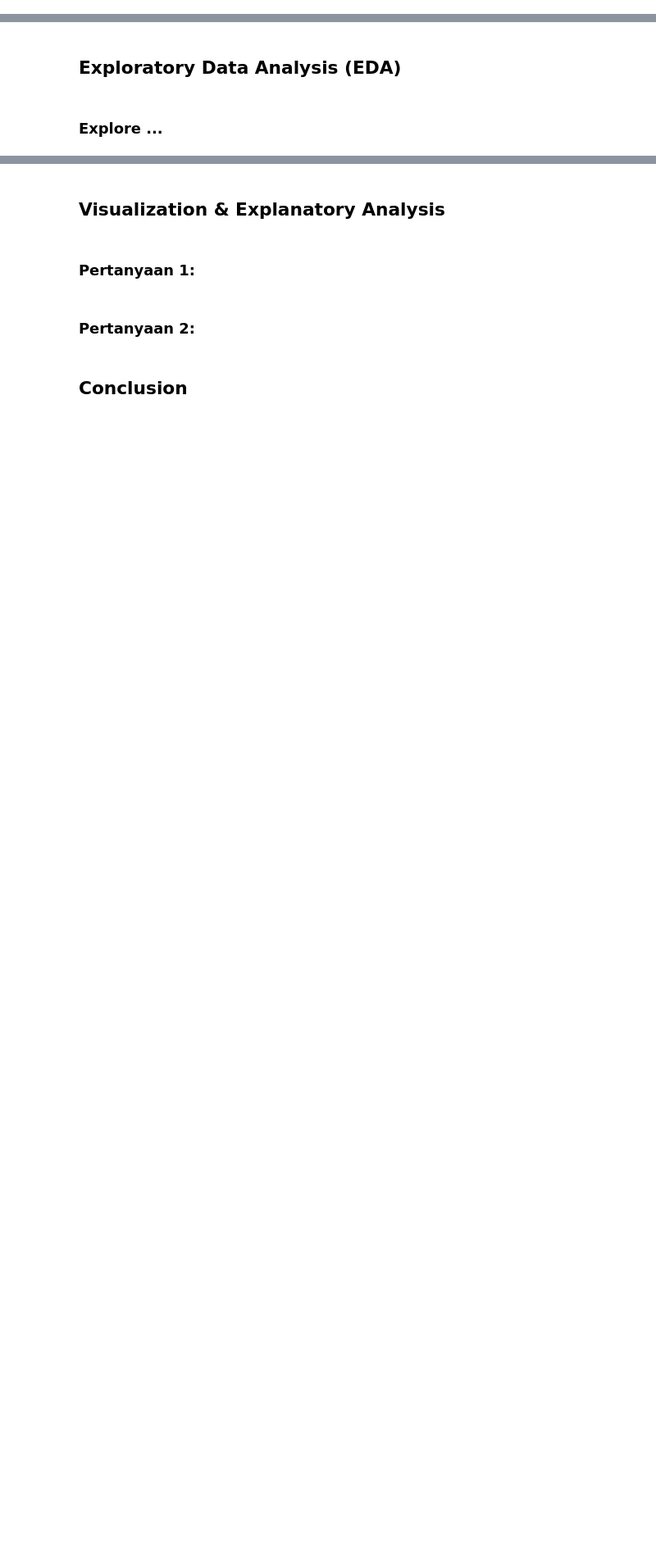
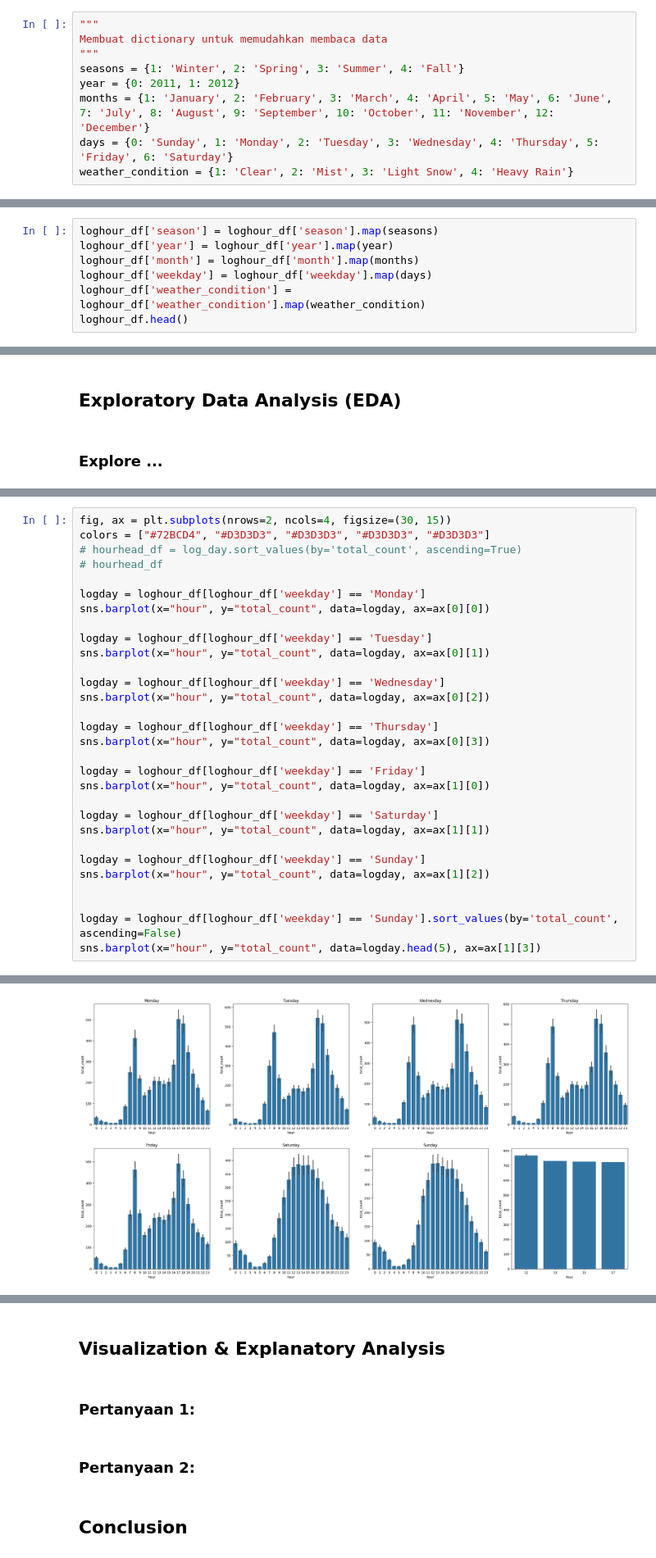
Before and after one commit to 337ubaid/proyek_akhir_analisis_data_dicoding, a Jupyter notebook: notebook.ipynb, the cells around one changed output, grey strips where cells are left out. Shown: that part at 82% size. Drawn from its saved outputs; the diff is of its cells as text; blank space fills up the shorter version.

```diff
--- a/notebook.ipynb
+++ b/notebook.ipynb
@@ -48,0 +192,9 @@ hour_df.sample(5)
+# %%
+"""
+Membuat dictionary untuk memudahkan membaca data
+"""
+seasons = {1: 'Winter', 2: 'Spring', 3: 'Summer', 4: 'Fall'}
+year = {0: 2011, 1: 2012}
+months = {1: 'January', 2: 'February', 3: 'March', 4: 'April', 5: 'May', 6: 'June', 7: 'July', 8: 'August', 9: 'September', 10: 'October', 11: 'November', 12: 'December'}
+days = {0: 'Sunday', 1: 'Monday', 2: 'Tuesday', 3: 'Wednesday', 4: 'Thursday', 5: 'Friday', 6: 'Saturday'}
+weather_condition = {1: 'Clear', 2: 'Mist', 3: 'Light Snow', 4: 'Heavy Rain'}
@@ -48,0 +237,7 @@ hour_df.sample(5)
+# %%
+loghour_df['season'] = loghour_df['season'].map(seasons)
+loghour_df['year'] = loghour_df['year'].map(year)
+loghour_df['month'] = loghour_df['month'].map(months)
+loghour_df['weekday'] = loghour_df['weekday'].map(days)
+loghour_df['weather_condition'] = loghour_df['weather_condition'].map(weather_condition)
+loghour_df.head()
@@ -52,0 +307,31 @@ hour_df.sample(5)
+# %%
+fig, ax = plt.subplots(nrows=2, ncols=4, figsize=(30, 15))
+colors = ["#72BCD4", "#D3D3D3", "#D3D3D3", "#D3D3D3", "#D3D3D3"]
+# hourhead_df = log_day.sort_values(by='total_count', ascending=True)
+# hourhead_df
+
+logday = loghour_df[loghour_df['weekday'] == 'Monday']
+sns.barplot(x="hour", y="total_count", data=logday, ax=ax[0][0])
+
+logday = loghour_df[loghour_df['weekday'] == 'Tuesday']
+sns.barplot(x="hour", y="total_count", data=logday, ax=ax[0][1])
+
+logday = loghour_df[loghour_df['weekday'] == 'Wednesday']
+sns.barplot(x="hour", y="total_count", data=logday, ax=ax[0][2])
+
+logday = loghour_df[loghour_df['weekday'] == 'Thursday']
+sns.barplot(x="hour", y="total_count", data=logday, ax=ax[0][3])
+
+logday = loghour_df[loghour_df['weekday'] == 'Friday']
+sns.barplot(x="hour", y="total_count", data=logday, ax=ax[1][0])
+
+logday = loghour_df[loghour_df['weekday'] == 'Saturday']
+sns.barplot(x="hour", y="total_count", data=logday, ax=ax[1][1])
+
+logday = loghour_df[loghour_df['weekday'] == 'Sunday']
+sns.barplot(x="hour", y="total_count", data=logday, ax=ax[1][2])
+
+
+logday = loghour_df[loghour_df['weekday'] == 'Sunday'].sort_values(by='total_count', ascending=False)
+sns.barplot(x="hour", y="total_count", data=logday.head(5), ax=ax[1][3])
+# %% [output]
@@ -52,0 +339 @@ hour_df.sample(5)
+[figure, added]
```
Also changed, not shown: parts of 30 cells of this notebook.
